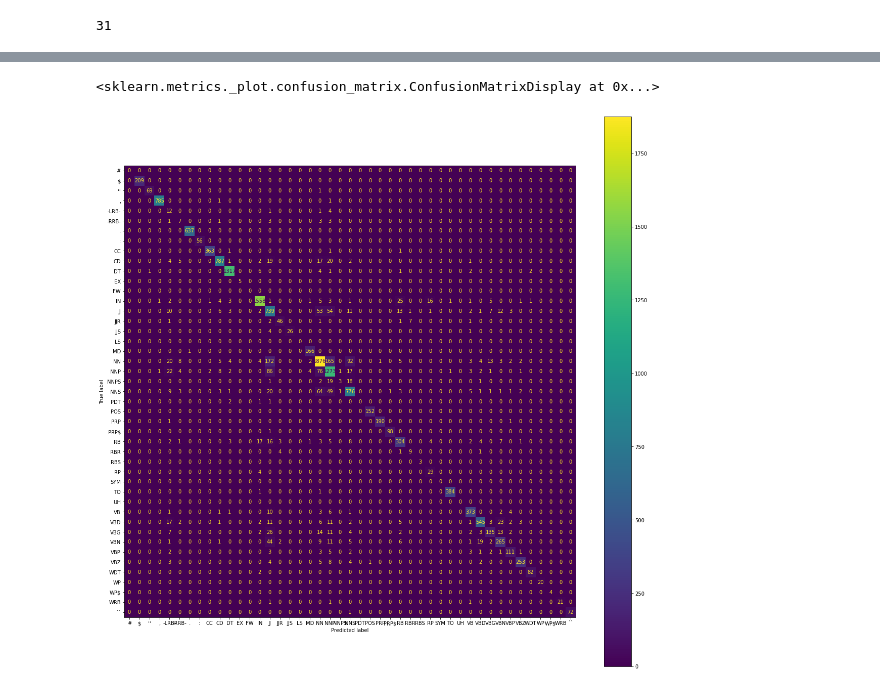
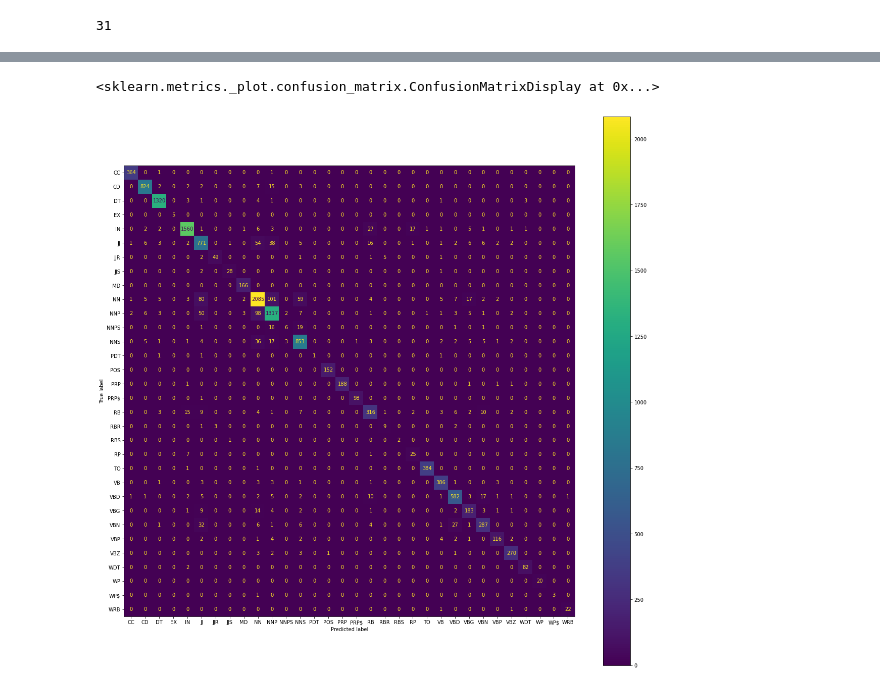
Before and after one commit to DomMcOyle/NLP-Assigments-22-23, a Jupyter notebook: Assignment1.ipynb, the cells around one changed output, grey strips where cells are left out. Drawn from its saved outputs; the diff is of its cells as text; code cells hidden in the pictures.

```diff
--- a/Assignment1.ipynb
+++ b/Assignment1.ipynb
@@ -284,11 +285,18 @@ df_val_x, df_val_y, _, _ = create_dataframe("/content/val_set")
 # %%
-df_test_x, df_test_y, _, _ = create_dataframe("/content/test_set")
+df_test_x, df_test_y, test_words, _ = create_dataframe("/content/test_set")
 # %%
 # the current choice is to give an id to each word
-word2index =  {w: i + 2 for i, w in enumerate(list(train_words))}
+word2index =  {w: i + 2 for i, w in enumerate(set(list(train_words) + list(val_words) + list(test_words)))}
 word2index['<PAD>'] = 0
 word2index['<OOV>'] = 1
 
 # same things applies here it is exploited the possibility to assign an id to
 # tags, but one hot encoding could be performed instead
 tag2index = {t: i for i, t in enumerate(list(train_tags))}
+
+# duplicate words must be removed
+print("Lenght of the complete word dictionary: " + str(len(word2index.keys())))
+print("Length of the dictionary of the training set: " + str(len(train_words)))
+print("Length of the dictionary of the validation set: " + str(len(val_words)))
+print("Length of the dictionary of the test set: " + str(len(test_words)))
+print("Total length: " + str(len(train_words) + len(val_words) + len(test_words)))
@@ -384,7 +396,7 @@ embedding_model = gloader.load("glove-wiki-gigaword-100")
 # one special character should be for the OOV terms, the other one could
 # be a refuse coming from the fact that we had a PAD term, whose function
 # was to imitate the behaviour of the masks in the layers of the NN
-num_tokens = len(train_words) + 2
+num_tokens = len(word2index.keys()) + 2
 
 # construction of the embedding matrix, it is a matrix N_token x E_dim
 # whose entries are the vectors corresponding to each word in the
@@ -394,7 +406,7 @@ for word, idx in word2index.items():
   try:
     embedding_vector = embedding_model[word]
   except (KeyError, TypeError):
-    embedding_vector = np.random.uniform(low=-0.05, high=0.05, size=embedding_dimension)
+    embedding_vector = np.random.uniform(low=-0.05, high=0.05, size=embedding_dimension) # random placeholder
   embedding_matrix[idx] = embedding_vector
 # %%
 # printing all the tags in order to recognize which of these are punctuation
@@ -534,19 +504,3 @@ def show_history(history: tf.keras.callbacks.History):
             ax.set_xlabel('epoch')
             ax.legend(['train', 'val'], loc='best')
     plt.show()
-# %%
-"""
-for sentence in df_test_x:
-  converted_sentence = []
-  for word in sentence:
-    try:
-      converted_sentence.append(word2index[word])
-    except KeyError:
-      converted_sentence.append(word2index["<OOV>"])
-  test_sentences_X.append(converted_sentence)
-"""
-
-# construction of a test sentence in the format accepted by the model
-test_sentences_X = []
-test_sentences_X = convert_all_sentences_to_indexes(df_test_x)
-test_sentences_X = pad_sequences(test_sentences_X, maxlen=MAX_LENGTH, padding='post')
@@ -718,9 +719,9 @@ custom_f1(true_y, pred_y, list(to_suppress))
 # %%
 fig, ax = plt.subplots(figsize=(20, 20))
-ConfusionMatrixDisplay.from_predictions(true_y, pred_y, ax=ax, labels=list(encoder.categories_[0]))
+ConfusionMatrixDisplay.from_predictions(true_y, pred_y, ax=ax, labels=list(new_cat))#encoder.categories_[0]))
 # %% [output]
 <sklearn.metrics._plot.confusion_matrix.ConfusionMatrixDisplay at 0x...>
-[figure, old version]
+[figure, new version]
 # %%
 print(classification_report(true_y,pred_y, labels = new_cat))
 # %% [output]
```
Also changed, not shown: parts of 20 cells of this notebook.
